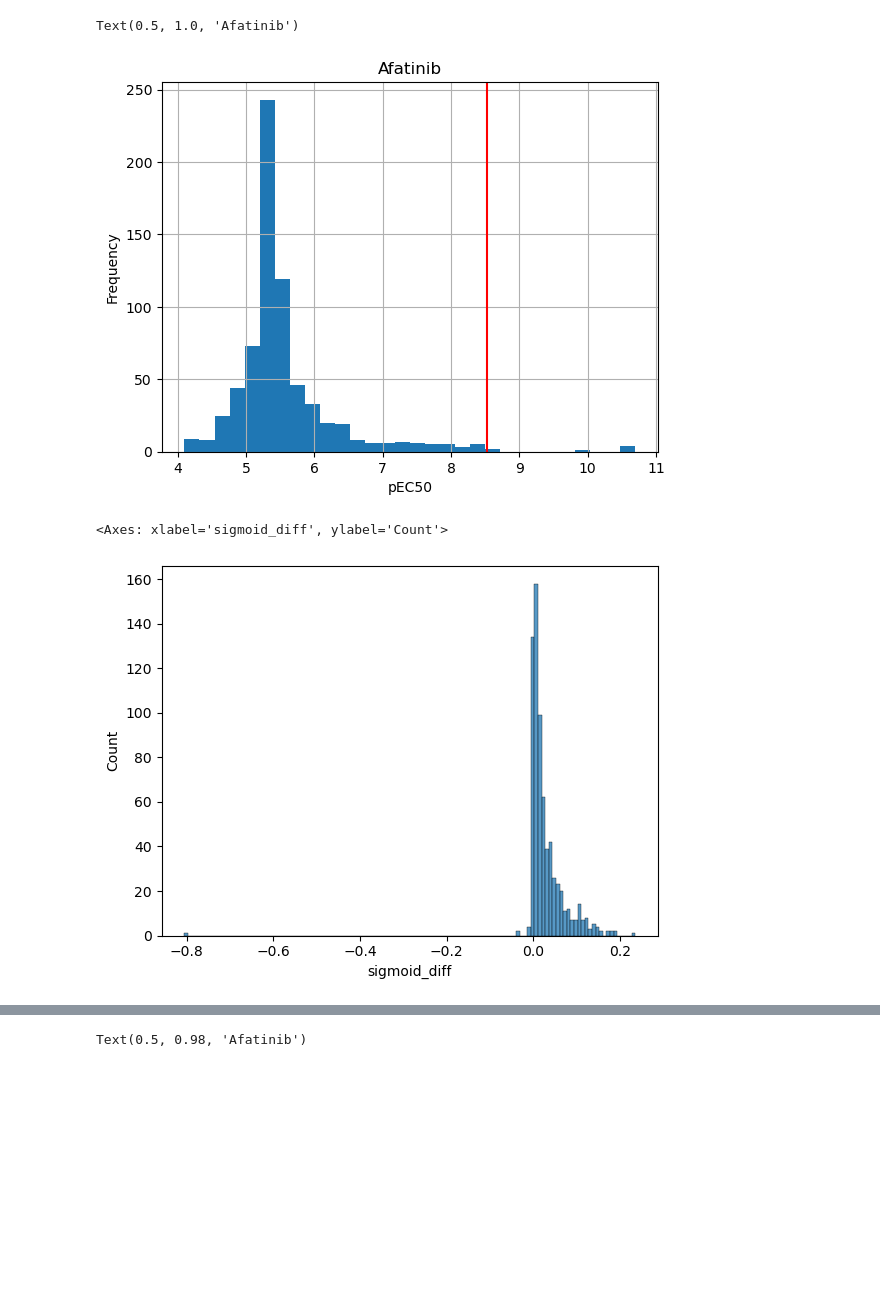
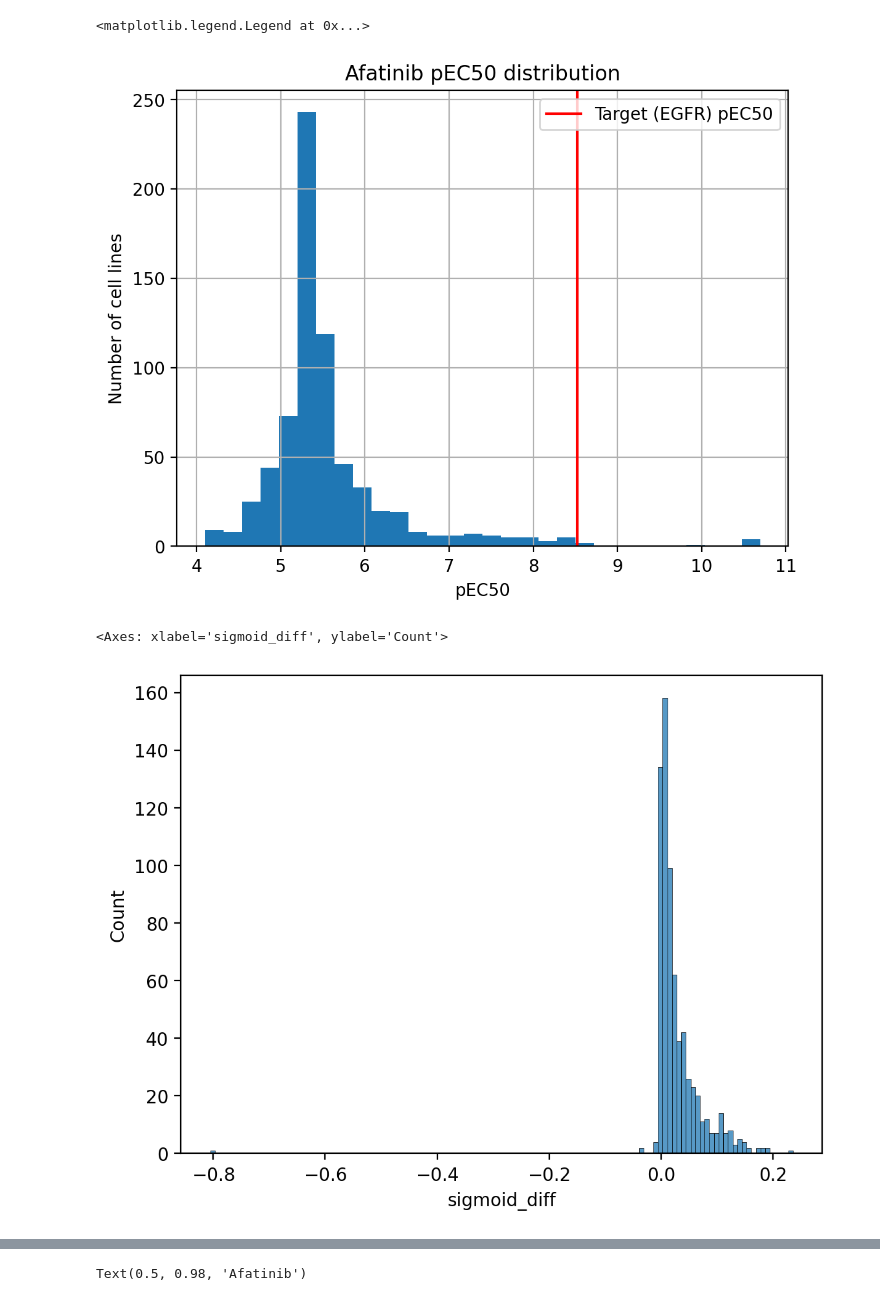
Before and after one commit to nictru/SystemsBioMedicine, a Jupyter notebook: fitting.ipynb, the cells around one changed output, grey strips where cells are left out. Saved outputs shown, nothing was run; the diff lists cells and outputs as text; code cells hidden in the pictures; blank space fills up the shorter version.

Commit message:
Increase plot resolution

```diff
--- a/fitting.ipynb
+++ b/fitting.ipynb
@@ -4,6 +4,9 @@ import matplotlib.pyplot as plt
 import seaborn as sns
 import pandas as pd
 from lib import load_curvecurator, plot_fit_type, plot_fit, fit, to_p_space, from_p_space
+
+# Increase plot resolution
+plt.rcParams['figure.dpi'] = 200
 # %%
 palette = sns.color_palette("tab10")
 palette = {
@@ -18,6 +21,7 @@ drugs = {
     "Afatinib": {
         'identifier': "10184653/2reps_only",
         'target_ec50_nm': 3,
+        'target': "EGFR"
     },
     "Lapatinib": {
         "identifier": "208908",
@@ -25,7 +29,8 @@ drugs = {
     },
     "PF-3758309": {
         "identifier": "25227462",
-        'target_ec50_nm': 3,
+        'target_ec50_nm': 119,
+        'target': 'PAK4'
     },
     "Dasatinib": {
         "identifier": "3062316",
@@ -92,27 +97,29 @@ drugs = {
 drug = "Afatinib"
 
 df_curvecurator, df_doses = load_curvecurator(drugs[drug]['identifier'])
+target = drugs[drug].get('target', None)
 target_pec50 = to_p_space(drugs[drug]['target_ec50_nm'] / 1e9)
 target_pec50_range = np.array([target_pec50 - RANGE_DELTA, target_pec50 + RANGE_DELTA])
 target_ec50_range = from_p_space(target_pec50_range)
 # %%
 df_curvecurator["pEC50"].hist(bins=30)
-plt.axvline(target_pec50, color="red")
+plt.axvline(target_pec50, color="red", label=f"Target ({target}) pEC50" if target else "Target pEC50")
 # Set x-axis label
 plt.xlabel("pEC50")
 # Set y-axis label
-plt.ylabel("Frequency")
-plt.title(drug)
+plt.ylabel("Number of cell lines")
+plt.title(f"{drug} pEC50 distribution")
+plt.legend()
 # %% [output]
-Text(0.5, 1.0, 'Afatinib')
+<matplotlib.legend.Legend at 0x...>
-[figure, old version]
+[figure, new version]
 # %%
 df_curvecurator = fit(df_curvecurator, df_doses, target_pec50_range)
 # %%
 sns.histplot(df_curvecurator, x="sigmoid_diff")
 # %% [output]
 <Axes: xlabel='sigmoid_diff', ylabel='Count'>
-[figure, old version]
+[figure, new version]
 # %%
 sns.histplot(df_curvecurator, x="double_global_effect_size")
 # %% [output]
```
Also changed, not shown: parts of 11 cells of this notebook, 2 other files.
